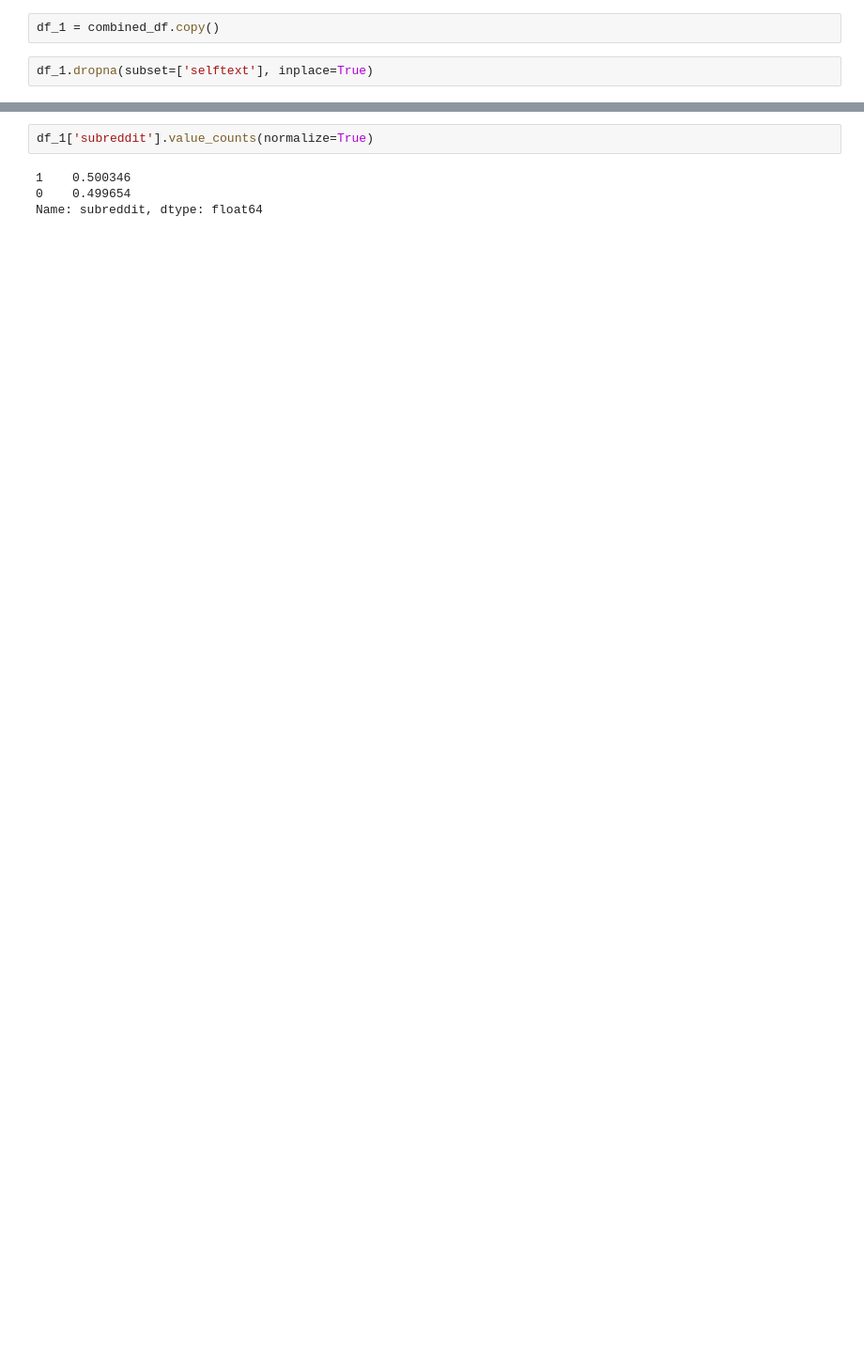
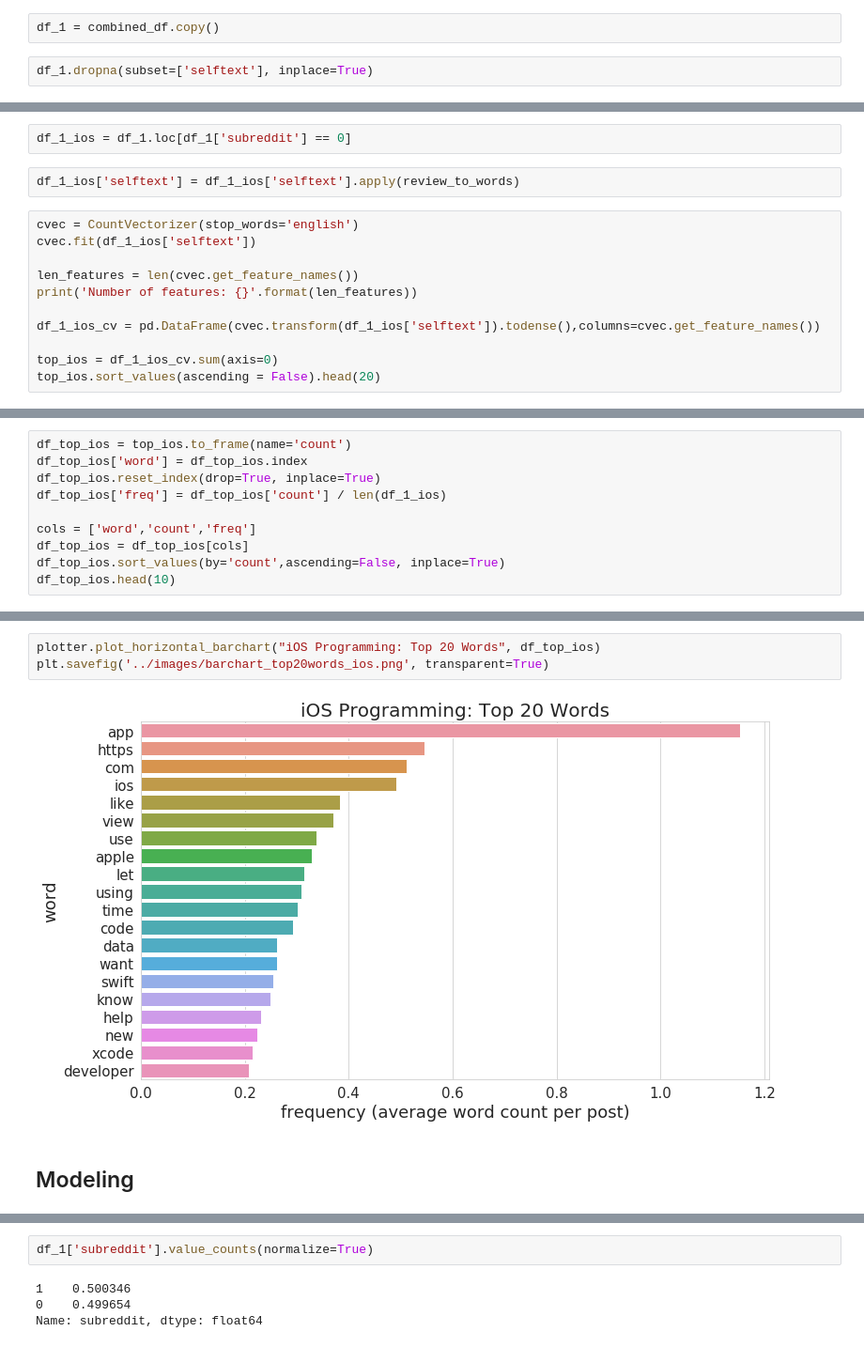
Before and after one commit to ngweiern/ga-dsi-proj-3, a Jupyter notebook: code/02_nlp.ipynb, the cells around one changed output, grey strips where cells are left out. Shown: that part at 94% size. Drawn from its saved outputs; the diff is of its cells as text; blank space fills up the shorter version.

```diff
--- a/code/02_nlp.ipynb
+++ b/code/02_nlp.ipynb
@@ -109,0 +229,15 @@ df_1.dropna(subset=['selftext'], inplace=True)
+# %%
+df_1_ios = df_1.loc[df_1['subreddit'] == 0]
+# %%
+df_1_ios['selftext'] = df_1_ios['selftext'].apply(review_to_words)
+# %%
+cvec = CountVectorizer(stop_words='english')
+cvec.fit(df_1_ios['selftext'])
+
+len_features = len(cvec.get_feature_names())
+print('Number of features: {}'.format(len_features))
+
+df_1_ios_cv = pd.DataFrame(cvec.transform(df_1_ios['selftext']).todense(),columns=cvec.get_feature_names())
+
+top_ios = df_1_ios_cv.sum(axis=0)
+top_ios.sort_values(ascending = False).head(20)
@@ -109,0 +263,10 @@ df_1.dropna(subset=['selftext'], inplace=True)
+# %%
+df_top_ios = top_ios.to_frame(name='count')
+df_top_ios['word'] = df_top_ios.index
+df_top_ios.reset_index(drop=True, inplace=True)
+df_top_ios['freq'] = df_top_ios['count'] / len(df_1_ios)
+
+cols = ['word','count','freq']
+df_top_ios = df_top_ios[cols]
+df_top_ios.sort_values(by='count',ascending=False, inplace=True)
+df_top_ios.head(10)
@@ -109,0 +285,7 @@ df_1.dropna(subset=['selftext'], inplace=True)
+# %%
+plotter.plot_horizontal_barchart("iOS Programming: Top 20 Words", df_top_ios)
+plt.savefig('../images/barchart_top20words_ios.png', transparent=True)
+# %% [output]
+[figure, added]
+# %% [markdown]
+## Modeling
```
Also changed, not shown: parts of 112 cells of this notebook, 15 other files.
